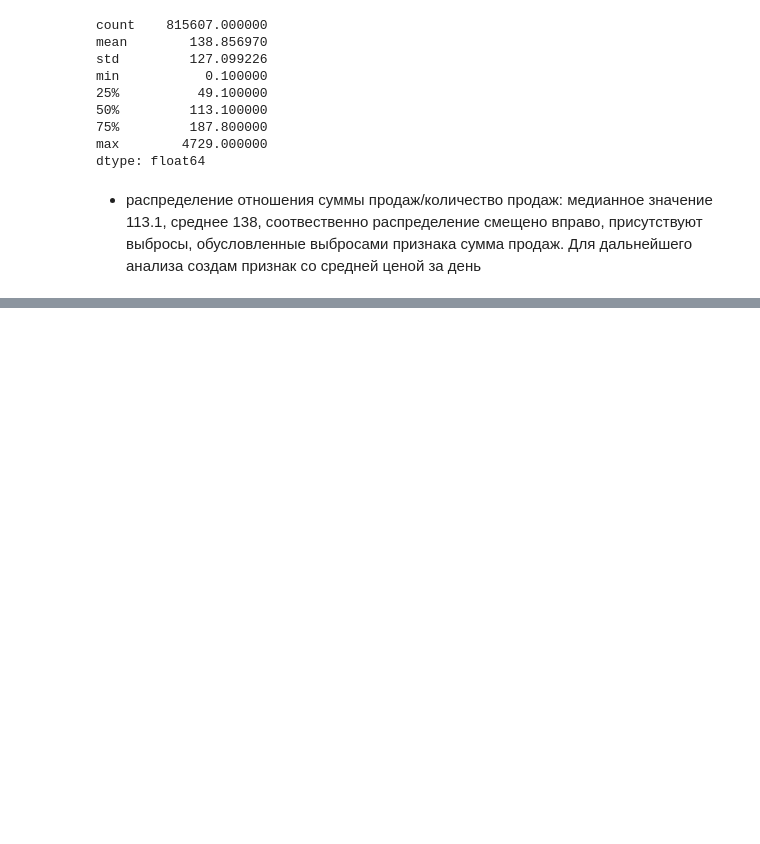
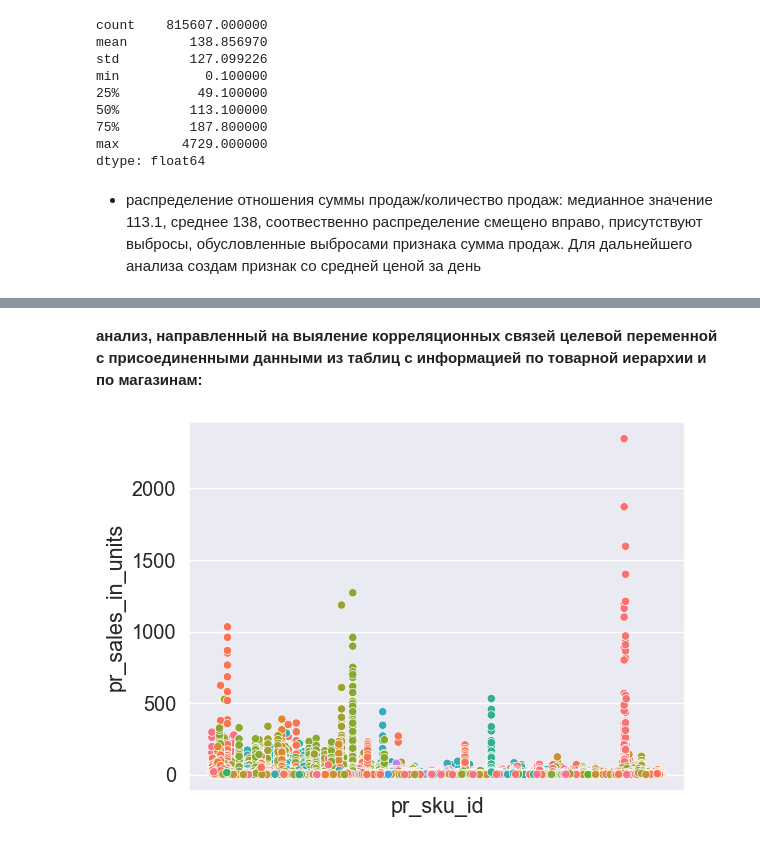
Before and after one commit to Zhuzha271/DS, a Jupyter notebook: lenta1.ipynb, the cells around one changed output, grey strips where cells are left out. Cells and saved outputs as stored; diff of their text form; code cells hidden in the pictures; blank space fills up the shorter version.

```diff
--- a/lenta1.ipynb
+++ b/lenta1.ipynb
@@ -469,0 +517,14 @@ all_decompose
+# %% [markdown]
+****анализ, направленный на выяление корреляционных связей целевой переменной с присоединенными данными из таблиц с информацией по товарной иерархии и по магазинам:****
+# %%
+sns.set(font_scale=1.3)
+sns.scatterplot(
+    x='pr_sku_id',
+    y='pr_sales_in_units',
+    data=data, hue='pr_cat_id',
+    legend=False)
+plt.xticks([])
+
+plt.show()
+# %% [output]
+[figure, added]
```
Also changed, not shown: parts of 73 cells of this notebook.
